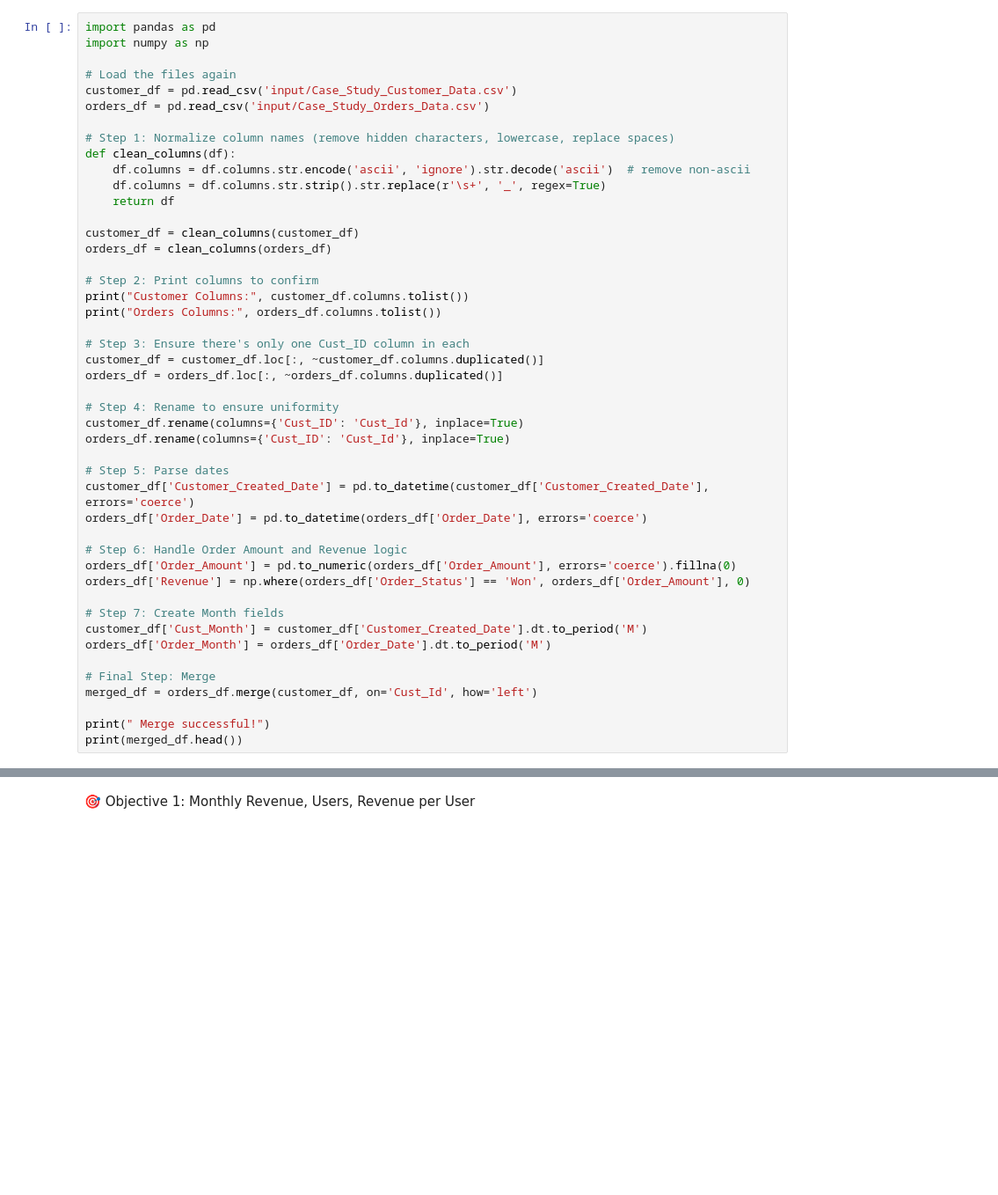
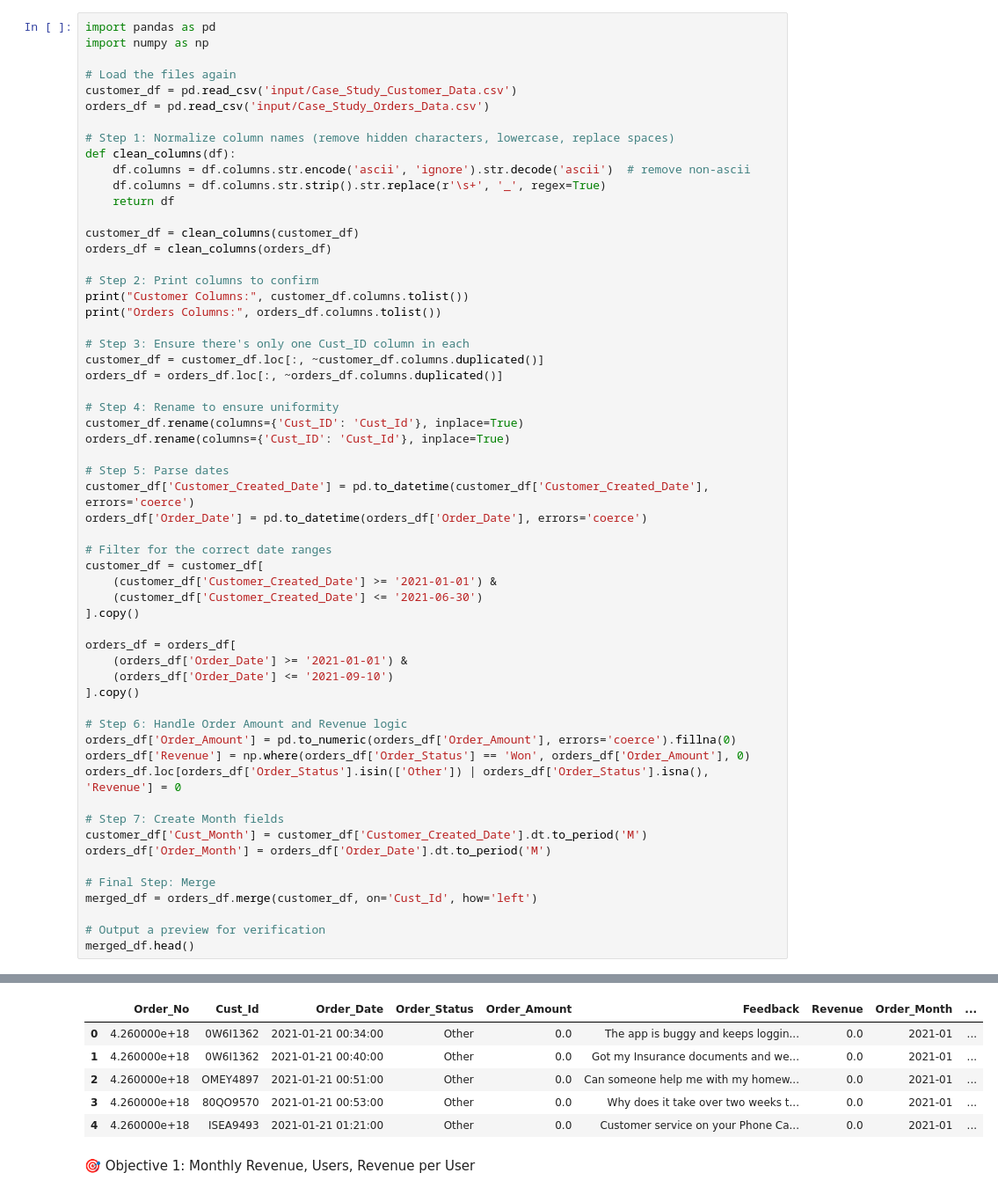
Before and after one commit to coderRaj07/ai_analysis, a Jupyter notebook: analysis.ipynb, the cells around one changed output, grey strips where cells are left out. Shown at 88% size. Drawn from its saved outputs; the diff is of its cells as text; blank space fills up the shorter version.

```diff
--- a/analysis.ipynb
+++ b/analysis.ipynb
@@ -31,9 +31,21 @@ orders_df.rename(columns={'Cust_ID': 'Cust_Id'}, inplace=True)
 customer_df['Customer_Created_Date'] = pd.to_datetime(customer_df['Customer_Created_Date'], errors='coerce')
 orders_df['Order_Date'] = pd.to_datetime(orders_df['Order_Date'], errors='coerce')
 
+# Filter for the correct date ranges
+customer_df = customer_df[
+    (customer_df['Customer_Created_Date'] >= '2021-01-01') &
+    (customer_df['Customer_Created_Date'] <= '2021-06-30')
+].copy()
+
+orders_df = orders_df[
+    (orders_df['Order_Date'] >= '2021-01-01') &
+    (orders_df['Order_Date'] <= '2021-09-10')
+].copy()
+
 # Step 6: Handle Order Amount and Revenue logic
 orders_df['Order_Amount'] = pd.to_numeric(orders_df['Order_Amount'], errors='coerce').fillna(0)
 orders_df['Revenue'] = np.where(orders_df['Order_Status'] == 'Won', orders_df['Order_Amount'], 0)
+orders_df.loc[orders_df['Order_Status'].isin(['Other']) | orders_df['Order_Status'].isna(), 'Revenue'] = 0
 
 # Step 7: Create Month fields
 customer_df['Cust_Month'] = customer_df['Customer_Created_Date'].dt.to_period('M')
@@ -42,8 +54,8 @@ orders_df['Order_Month'] = orders_df['Order_Date'].dt.to_period('M')
 # Final Step: Merge
 merged_df = orders_df.merge(customer_df, on='Cust_Id', how='left')
 
-print(" Merge successful!")
-print(merged_df.head())
+# Output a preview for verification
+merged_df.head()
 # %% [output]
 Customer Columns: ['Cust_Id', 'Customer_Created_Date', 'Week', 'Cust_Profession']
 Orders Columns: ['Order_No', 'Cust_ID', 'Order_Date', 'Order_Status', 'Order_Amount', 'Feedback']
@@ -65,3 +62,9 @@ Orders Columns: ['Order_No', 'Cust_ID', 'Order_Date', 'Order_Status', 'Order_Amo
+|  | Order_No | Cust_Id | Order_Date | Order_Status | Order_Amount | Feedback | Revenue | Order_Month | ... |
+| 0 | 4.260000e+18 | 0W6I1362 | 2021-01-21 00:34:00 | Other | 0.0 | The app is buggy and keeps loggin... | 0.0 | 2021-01 | ... |
+| 1 | 4.260000e+18 | 0W6I1362 | 2021-01-21 00:40:00 | Other | 0.0 | Got my Insurance documents and we... | 0.0 | 2021-01 | ... |
+| 2 | 4.260000e+18 | OMEY4897 | 2021-01-21 00:51:00 | Other | 0.0 | Can someone help me with my homew... | 0.0 | 2021-01 | ... |
+| 3 | 4.260000e+18 | 80QO9570 | 2021-01-21 00:53:00 | Other | 0.0 | Why does it take over two weeks t... | 0.0 | 2021-01 | ... |
+| 4 | 4.260000e+18 | ISEA9493 | 2021-01-21 01:21:00 | Other | 0.0 | Customer service on your Phone Ca... | 0.0 | 2021-01 | ... |
 # %% [markdown]
 🎯 Objective 1: Monthly Revenue, Users, Revenue per User
 # %%
```
Also changed, not shown: parts of 13 cells of this notebook, 1 other file.
